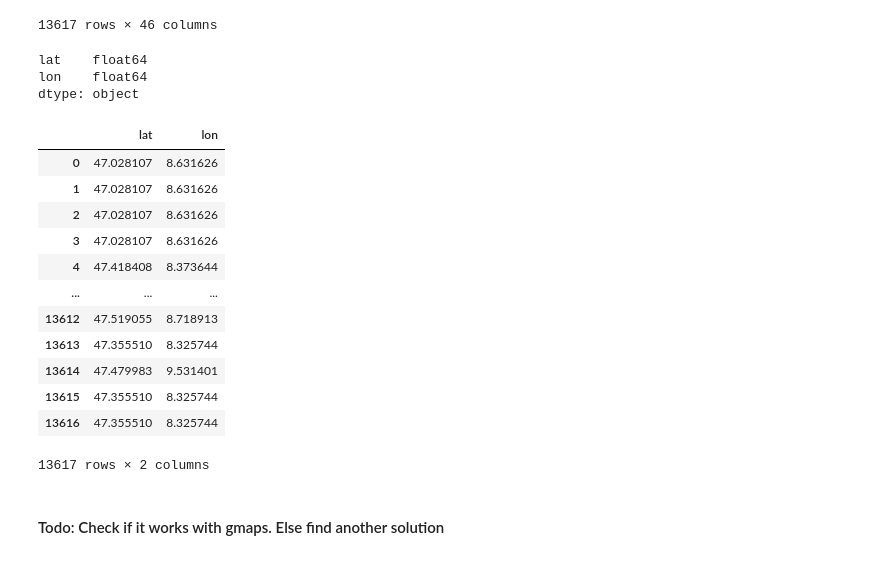
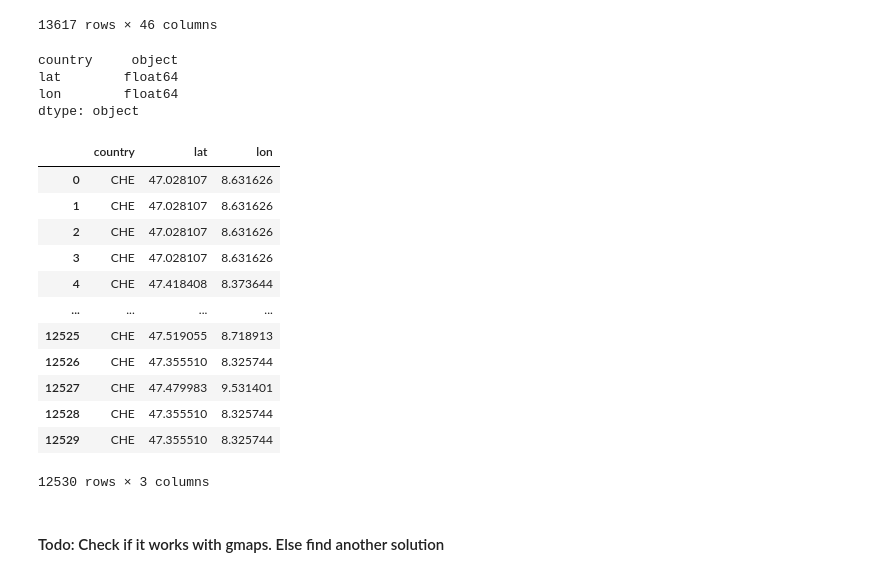
Before and after one commit to matissch/analytics_project, a Jupyter notebook: start.ipynb, the cells around one changed output. Drawn from its saved outputs; the diff is of its cells as text; code cells hidden in the pictures.

```diff
--- a/start.ipynb
+++ b/start.ipynb
@@ -61,42 +61,47 @@ Name: 0, dtype: object
 | 13616 | None | [] | Not Available | [{'power': 300, 'powertype': 'DC'}] | ... |
 13617 rows × 46 columns
 # %%
-lat_lon = {
+country_lat_lon = {
+    "country": [],
     "lat": [],
     "lon": []
 }
-df_lat_lon = pd.DataFrame(lat_lon)
+df_lat_lon = pd.DataFrame(country_lat_lon)
 
 for i in range(0, len(df_data_record)):
-    lat_lon_list = df_data_record.iloc[i]['GeoCoordinates.Google'].split()
-    df_lat_lon.loc[len(df_lat_lon)] = lat_lon_list
+    if (df_data_record.iloc[i]['Address.Country'] == "CHE"):
+        lat_lon_list = df_data_record.iloc[i]['GeoCoordinates.Google'].split()
+        lat_lon_list.insert(0, df_data_record.iloc[i]['Address.Country'])
+        df_lat_lon.loc[len(df_lat_lon)] = lat_lon_list
 
 convert_dict = {
+    'country': str,
     'lat': float,
     'lon': float
 }
 
 df_lat_lon = df_lat_lon.astype(convert_dict)
 
 print(df_lat_lon.dtypes)
 df_lat_lon
 # %% [output]
-lat    float64
-lon    float64
+country     object
+lat        float64
+lon        float64
 dtype: object
-|  | lat | lon |
-| 0 | 47.028107 | 8.631626 |
-| 1 | 47.028107 | 8.631626 |
-| 2 | 47.028107 | 8.631626 |
-| 3 | 47.028107 | 8.631626 |
-| 4 | 47.418408 | 8.373644 |
-| ... | ... | ... |
-| 13612 | 47.519055 | 8.718913 |
-| 13613 | 47.355510 | 8.325744 |
-| 13614 | 47.479983 | 9.531401 |
-| 13615 | 47.355510 | 8.325744 |
-| 13616 | 47.355510 | 8.325744 |
+|  | country | lat | lon |
+| 0 | CHE | 47.028107 | 8.631626 |
+| 1 | CHE | 47.028107 | 8.631626 |
+| 2 | CHE | 47.028107 | 8.631626 |
+| 3 | CHE | 47.028107 | 8.631626 |
+| 4 | CHE | 47.418408 | 8.373644 |
+| ... | ... | ... | ... |
+| 12525 | CHE | 47.519055 | 8.718913 |
+| 12526 | CHE | 47.355510 | 8.325744 |
+| 12527 | CHE | 47.479983 | 9.531401 |
+| 12528 | CHE | 47.355510 | 8.325744 |
+| 12529 | CHE | 47.355510 | 8.325744 |
-13617 rows × 2 columns
+12530 rows × 3 columns
 # %%
 df_lat_lon.to_csv('Geodata/charger_data_geocoded.csv',
            sep=",",
```
